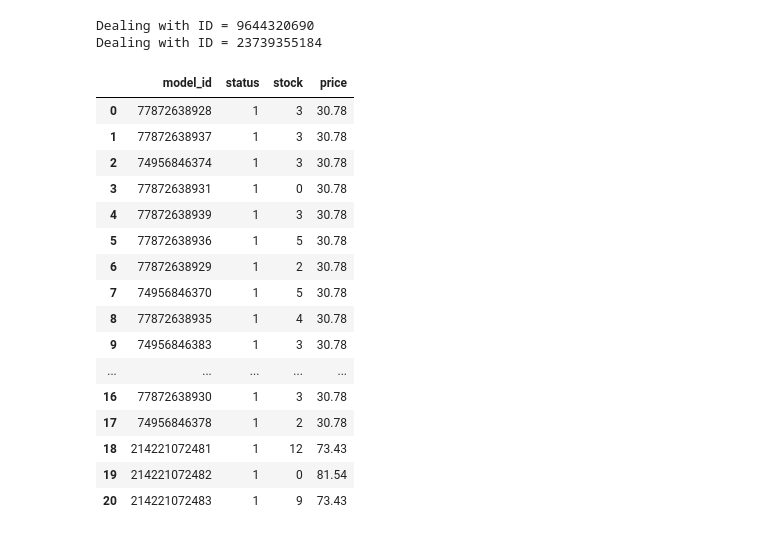
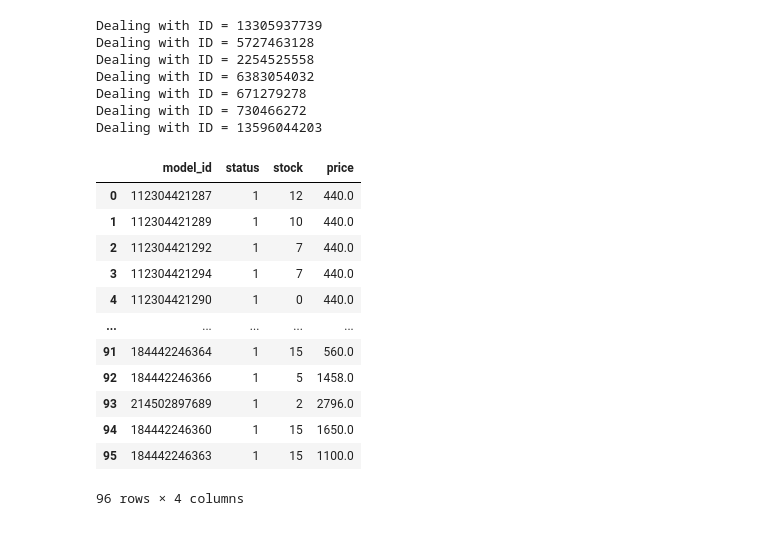
Before and after one commit to eloise-chou/get_item_details, a Jupyter notebook: page/sand_box.ipynb, the cells around one changed output. Cells and saved outputs as stored; diff of their text form; code cells hidden in the pictures.

Commit message:
still checking why the download data are empty

```diff
--- a/page/sand_box.ipynb
+++ b/page/sand_box.ipynb
@@ -92,3 +92,6 @@ from model.data_handle import df_column_to_item_details
 import pandas as pd
 # %%
 list = pd.read_csv('DATA/get_item_details.csv')
+
+unique_df = list.drop_duplicates(subset = ['shop_id', 'item_id'])
+unique_df = unique_df.reset_index(drop = True)
@@ -101,30 +109,32 @@ list
 # %%
 combined_data = pd.DataFrame()
 
-for i, row in list.iterrows():
+for i, row in unique_df.iterrows():
     item_details = df_column_to_item_details(row)
     item_df = pd.DataFrame(item_details)
     # combined_data = combined_data.append(item_df, ignore_index=True)
     combined_data = pd.concat([combined_data, item_df], ignore_index = True)
 
-combined_data
+fetched_df = combined_data
+fetched_df
 # %% [output]
-Dealing with ID = 9644320690
-Dealing with ID = 23739355184
+Dealing with ID = 13305937739
+Dealing with ID = 5727463128
+Dealing with ID = 2254525558
+Dealing with ID = 6383054032
+Dealing with ID = 671279278
+Dealing with ID = 730466272
+Dealing with ID = 13596044203
 |  | model_id | status | stock | price |
-| 0 | 77872638928 | 1 | 3 | 30.78 |
-| 1 | 77872638937 | 1 | 3 | 30.78 |
-| 2 | 74956846374 | 1 | 3 | 30.78 |
-| 3 | 77872638931 | 1 | 0 | 30.78 |
-| 4 | 77872638939 | 1 | 3 | 30.78 |
-| 5 | 77872638936 | 1 | 5 | 30.78 |
-| 6 | 77872638929 | 1 | 2 | 30.78 |
-| 7 | 74956846370 | 1 | 5 | 30.78 |
-| 8 | 77872638935 | 1 | 4 | 30.78 |
-| 9 | 74956846383 | 1 | 3 | 30.78 |
+| 0 | 112304421287 | 1 | 12 | 440.0 |
+| 1 | 112304421289 | 1 | 10 | 440.0 |
+| 2 | 112304421292 | 1 | 7 | 440.0 |
+| 3 | 112304421294 | 1 | 7 | 440.0 |
+| 4 | 112304421290 | 1 | 0 | 440.0 |
 | ... | ... | ... | ... | ... |
-| 16 | 77872638930 | 1 | 3 | 30.78 |
-| 17 | 74956846378 | 1 | 2 | 30.78 |
-| 18 | 214221072481 | 1 | 12 | 73.43 |
-| 19 | 214221072482 | 1 | 0 | 81.54 |
-| 20 | 214221072483 | 1 | 9 | 73.43 |
+| 91 | 184442246364 | 1 | 15 | 560.0 |
+| 92 | 184442246366 | 1 | 5 | 1458.0 |
+| 93 | 214502897689 | 1 | 2 | 2796.0 |
+| 94 | 184442246360 | 1 | 15 | 1650.0 |
+| 95 | 184442246363 | 1 | 15 | 1100.0 |
+96 rows × 4 columns
```
Also changed, not shown: parts of 4 cells of this notebook, 2 other files.
